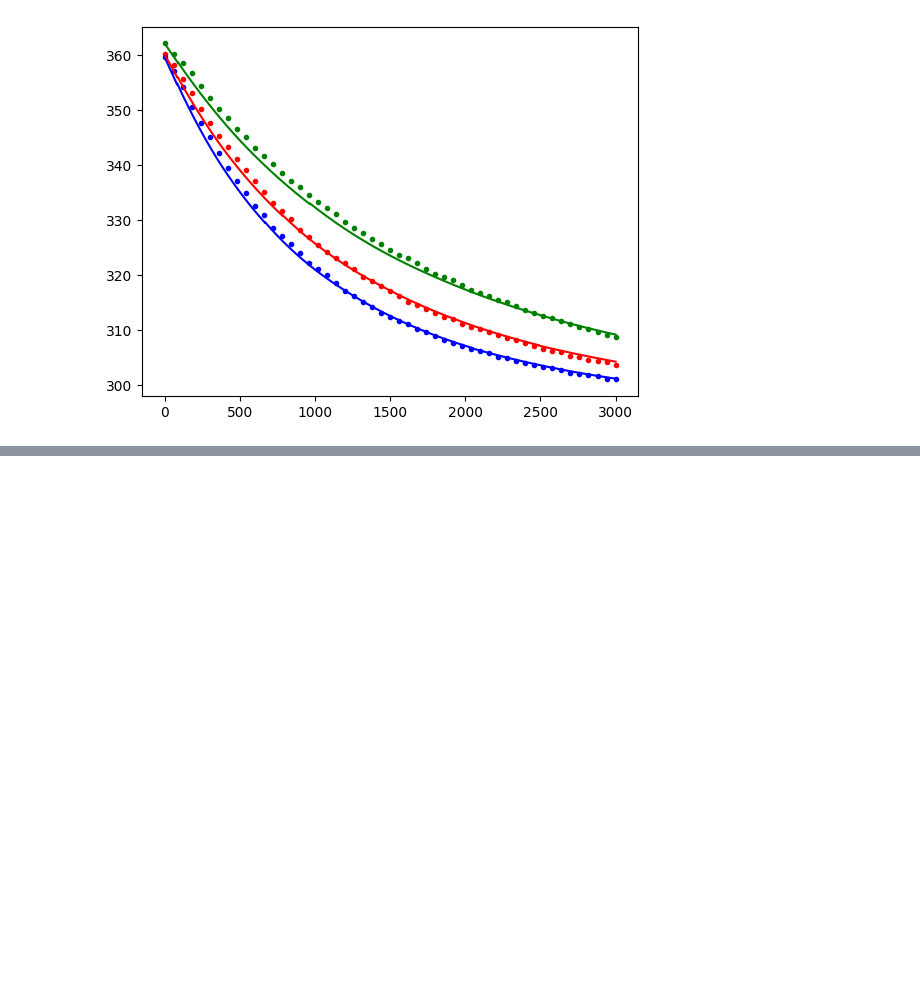
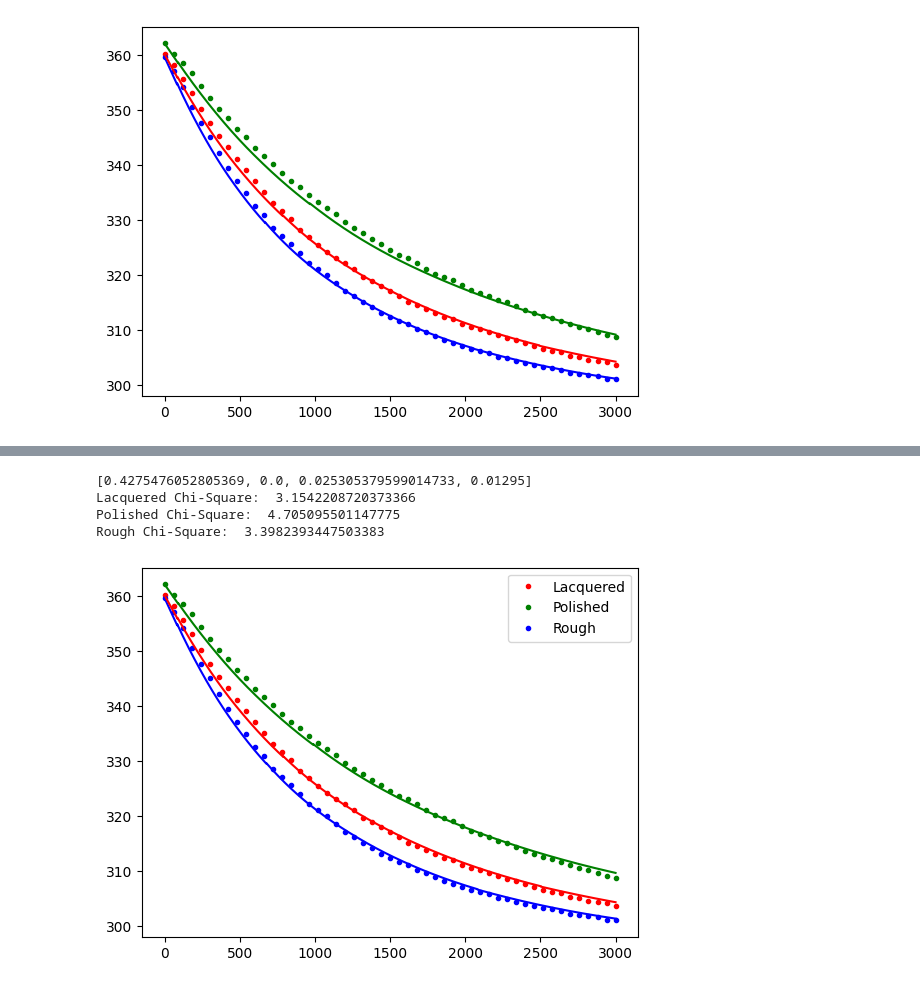
Before and after one commit to loganmachale/Modelling-Cooling-Mechanisms, a Jupyter notebook: simulationModel.ipynb, the cells around one changed output, grey strips where cells are left out. Saved outputs shown, nothing was run; the diff lists cells and outputs as text; code cells hidden in the pictures; blank space fills up the shorter version.

```diff
--- a/simulationModel.ipynb
+++ b/simulationModel.ipynb
@@ -163,0 +248,41 @@ Rough Chi-Square:  7.852052851142792
+# %%
+carrAll[0][1] = emissivities[0]
+carrAll[1][1] = emissivities[1]
+carrAll[2][1] = emissivities[2]
+print(carrAll[:][1])
+
+solarr = []
+
+for i in range(3):
+    sol = integrate.solve_ivp(dydt_arr, (t_0, t_f),
+                              y_0arr[i],
+                              method='LSODA',
+                              t_eval=t_arr,
+                              args=carrAll[i])
+
+    solT = sol['y'][0]
+    solarr.append(solT)
+
+
+print("Lacquered Chi-Square: ",
+      chis[0])
+print("Polished Chi-Square: ",
+      chis[1])
+print("Rough Chi-Square: ",
+      chis[2])
+
+x = data[:, 0]
+plt.plot(x, data[:, 1], colours[0], x, data[:, 2],
+         colours[1], x, data[:, 3], colours[2])
+
+plt.plot(t_arr, solarr[0], "b")
+plt.plot(t_arr, solarr[1], "g")
+plt.plot(t_arr, solarr[2], "r")
+plt.legend(['Lacquered', 'Polished', 'Rough'])
+plt.show()
+# %% [output]
+[0.4275476052805369, 0.0, 0.025305379599014733, 0.01295]
+Lacquered Chi-Square:  3.1542208720373366
+Polished Chi-Square:  4.705095501147775
+Rough Chi-Square:  3.3982393447503383
+[figure, added]
```
Also changed, not shown: parts of 2 cells of this notebook, 3 other files.
